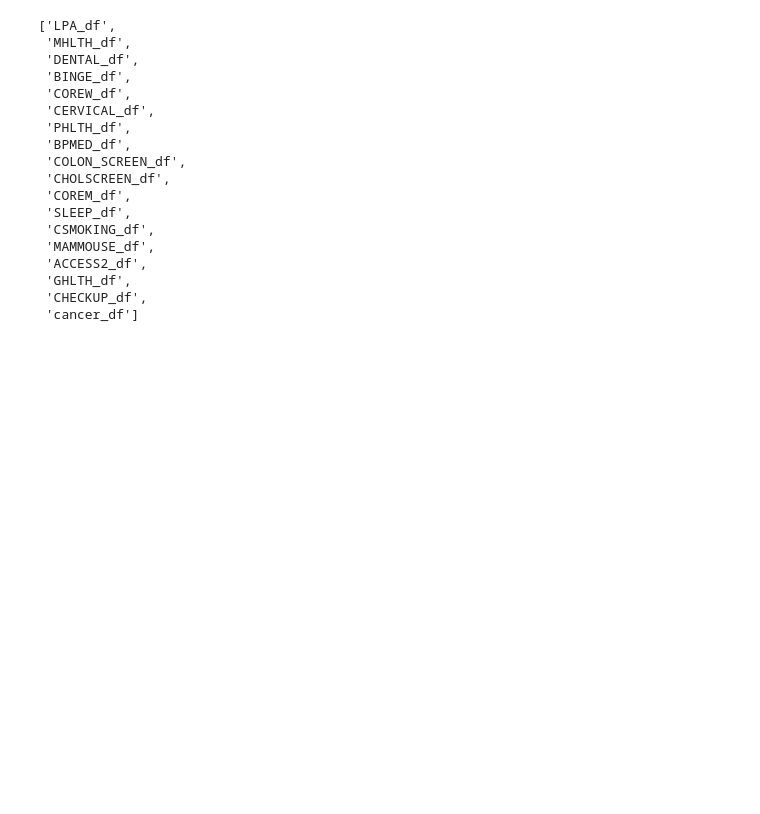
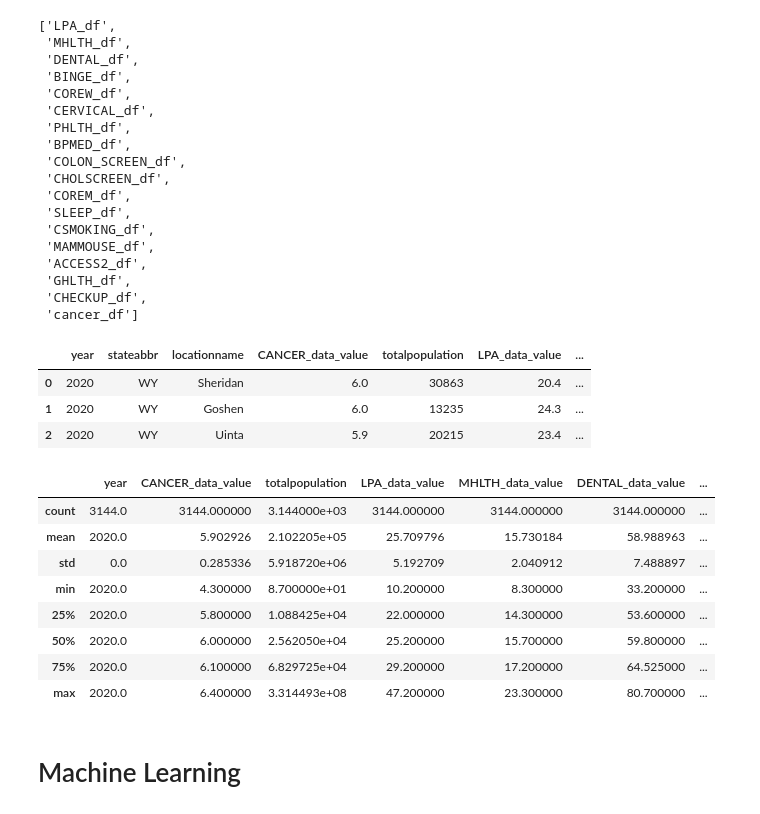
Before and after one commit to AvatarJoshi/Cancer_Burden_RiskFactor_Analysis, a Jupyter notebook: cancer_risk_analysis.ipynb, the cells around one changed output. Saved outputs shown, nothing was run; the diff lists cells and outputs as text; code cells hidden in the pictures; blank space fills up the shorter version.

```diff
--- a/cancer_risk_analysis.ipynb
+++ b/cancer_risk_analysis.ipynb
@@ -256,3 +256,39 @@ dataframes_list
  'GHLTH_df',
  'CHECKUP_df',
  'cancer_df']
+# %%
+# Copy the copd_df dataframe to a new dataframe
+ml_df = cancer_df.copy()
+
+# Merge the dataframes in dataframes_list to ml_df
+for dataframe in dataframes_list:
+    ml_df = ml_df.merge(globals()[dataframe], how='left', on=['year', 'totalpopulation', 'stateabbr', 'locationname'])
+
+# Rename the column COPD_data_value_x to COPD_data_value
+ml_df = ml_df.rename(columns={'CANCER_data_value_x': 'CANCER_data_value'})
+
+# Drop the column COPD_data_value_y
+ml_df = ml_df.drop(columns=['CANCER_data_value_y'], axis=1)
+
+# Display dataframe and view all columns
+ml_df.head(3)
+# %% [output]
+|  | year | stateabbr | locationname | CANCER_data_value | totalpopulation | LPA_data_value | ... |
+| 0 | 2020 | WY | Sheridan | 6.0 | 30863 | 20.4 | ... |
+| 1 | 2020 | WY | Goshen | 6.0 | 13235 | 24.3 | ... |
+| 2 | 2020 | WY | Uinta | 5.9 | 20215 | 23.4 | ... |
+# %%
+# Get summary statistics for all columns
+ml_df.describe()
+# %% [output]
+|  | year | CANCER_data_value | totalpopulation | LPA_data_value | MHLTH_data_value | DENTAL_data_value | ... |
+| count | 3144.0 | 3144.000000 | 3.144000e+03 | 3144.000000 | 3144.000000 | 3144.000000 | ... |
+| mean | 2020.0 | 5.902926 | 2.102205e+05 | 25.709796 | 15.730184 | 58.988963 | ... |
+| std | 0.0 | 0.285336 | 5.918720e+06 | 5.192709 | 2.040912 | 7.488897 | ... |
+| min | 2020.0 | 4.300000 | 8.700000e+01 | 10.200000 | 8.300000 | 33.200000 | ... |
+| 25% | 2020.0 | 5.800000 | 1.088425e+04 | 22.000000 | 14.300000 | 53.600000 | ... |
+| 50% | 2020.0 | 6.000000 | 2.562050e+04 | 25.200000 | 15.700000 | 59.800000 | ... |
+| 75% | 2020.0 | 6.100000 | 6.829725e+04 | 29.200000 | 17.200000 | 64.525000 | ... |
+| max | 2020.0 | 6.400000 | 3.314493e+08 | 47.200000 | 23.300000 | 80.700000 | ... |
+# %% [markdown]
+# Machine Learning
```
Also changed, not shown: parts of 6 cells of this notebook.
